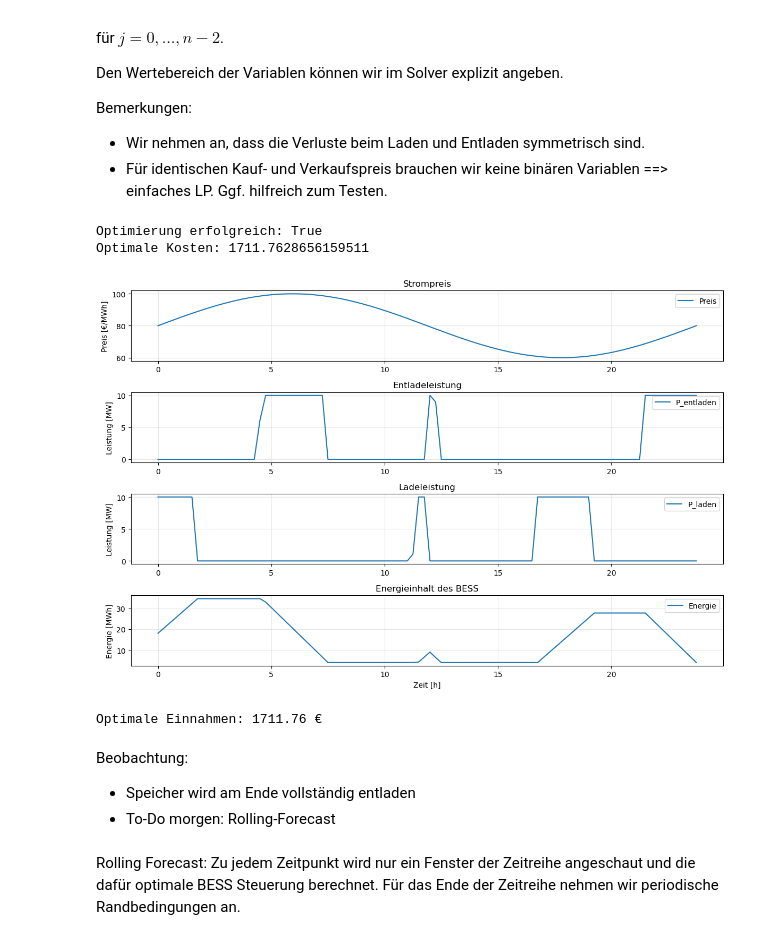
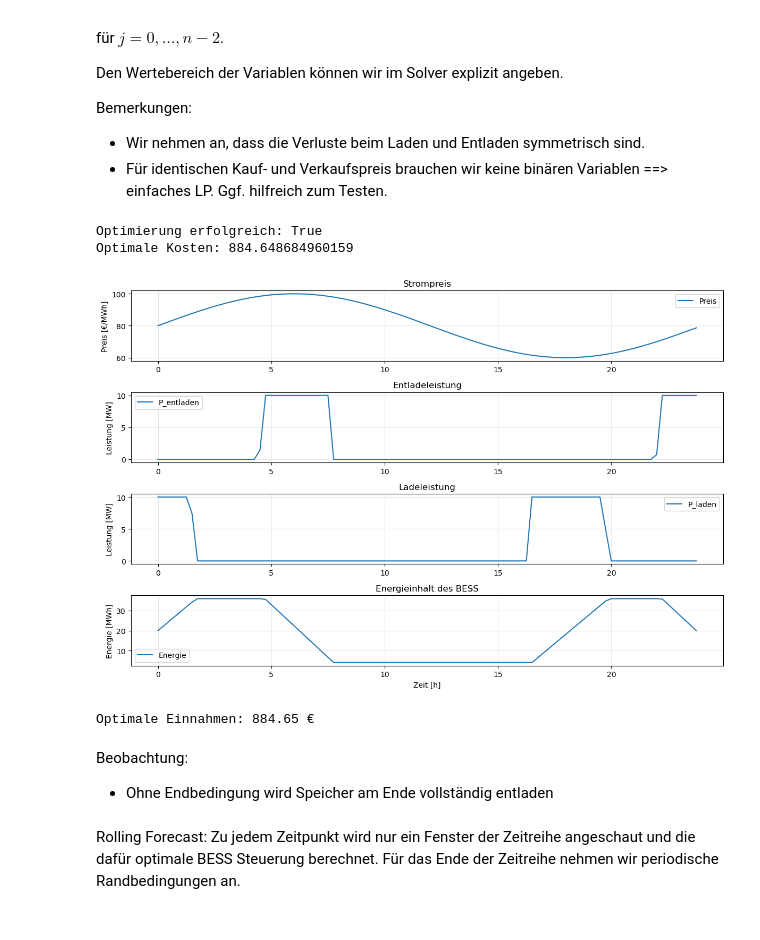
Before and after one commit to fefr3d/telis-intern, a Jupyter notebook: optimierungsmodel.ipynb, the cells around one changed output. Saved outputs shown, nothing was run; the diff lists cells and outputs as text; code cells hidden in the pictures.

Commit message:
add preiskurve2, fix endpoint

```diff
--- a/optimierungsmodel.ipynb
+++ b/optimierungsmodel.ipynb
@@ -368,10 +368,9 @@ def solve_bess_milp(problem):
 # %%
 # Beispielparameter
 P_MAX = 10.0 # MW
-E_MAX = 40.0 # MWh
-E_MIN = 0.1 * E_MAX
-E_MAX = 0.9 * E_MAX
-E0    = 0.5 * E_MAX
+E_MIN = 0.1 * 40.0 # 10% von Kapazität
+E_MAX = 0.9 * 40.0 # 90% von Kapazität
+E0    = 0.5 * 40.0 # 50% von Kapazität
 ETA   = np.sqrt(0.9) # 90% RT-Effizienz
 T     = 24 # h
 N     = int(T / 0.25) # Anzahl Zeitschritte
@@ -383,7 +382,7 @@ DT    = T/N
 # 85-95% RT-Effizienz https://www.surgepv.com/glossary/round-trip-efficiency?utm_source=chatgpt.com
 
 # Sinusförmige Preiskurve
-pi = 80 + 20 *np.sin(np.linspace(0, 2*np.pi, N))      # €/MWh
+pi = 80 + 20 *np.sin(np.linspace(0, 2*np.pi, N, endpoint=False))      # €/MWh
 
 # Problem formulieren
 problem = return_problem(pi_verkauf=pi, pi_kauf=pi, p_max=P_MAX, e_min=E_MIN, e_max=E_MAX, e0=E0, i_ei=(N-1, E0), dt=DT, eta=ETA)
@@ -406,40 +405,39 @@ plt.legend()
 plt.grid(True, alpha=0.3)
 
 plt.subplot(4, 1, 2)
 plt.plot(t, result["P_discharge"], label="P_entladen")
 plt.ylabel("Leistung [MW]")
 plt.title("Entladeleistung")
 plt.legend()
 plt.grid(True, alpha=0.3)
 
 plt.subplot(4, 1, 3)
 plt.plot(t, result["P_charge"], label="P_laden")
 plt.ylabel("Leistung [MW]")
 plt.title("Ladeleistung")
 plt.legend()
 plt.grid(True, alpha=0.3)
 
 plt.subplot(4, 1, 4)
 plt.plot(t, result["E"], label="Energie")
 plt.ylabel("Energie [MWh]")
 plt.xlabel("Zeit [h]")
 plt.title("Energieinhalt des BESS")
 plt.legend()
 plt.grid(True, alpha=0.3)
 
 plt.tight_layout()
 plt.show()
 
 print(f"Optimale Einnahmen: {result['objective']:.2f} €")
 # %% [output]
 Optimierung erfolgreich: True
-Optimale Kosten: 1711.7628656159511
+Optimale Kosten: 884.648684960159
-[figure, old version]
+[figure, new version]
-Optimale Einnahmen: 1711.76 €
+Optimale Einnahmen: 884.65 €
 # %% [markdown]
 Beobachtung:
-* Speicher wird am Ende vollständig entladen
-* To-Do morgen: Rolling-Forecast
+* Ohne Endbedingung wird Speicher am Ende vollständig entladen
 # %% [markdown]
 Rolling Forecast: Zu jedem Zeitpunkt wird nur ein Fenster der Zeitreihe angeschaut und die dafür optimale BESS Steuerung berechnet. Für das Ende der Zeitreihe nehmen wir periodische Randbedingungen an.
 # %%
```
Also changed, not shown: parts of 3 cells of this notebook, 1 other file.
